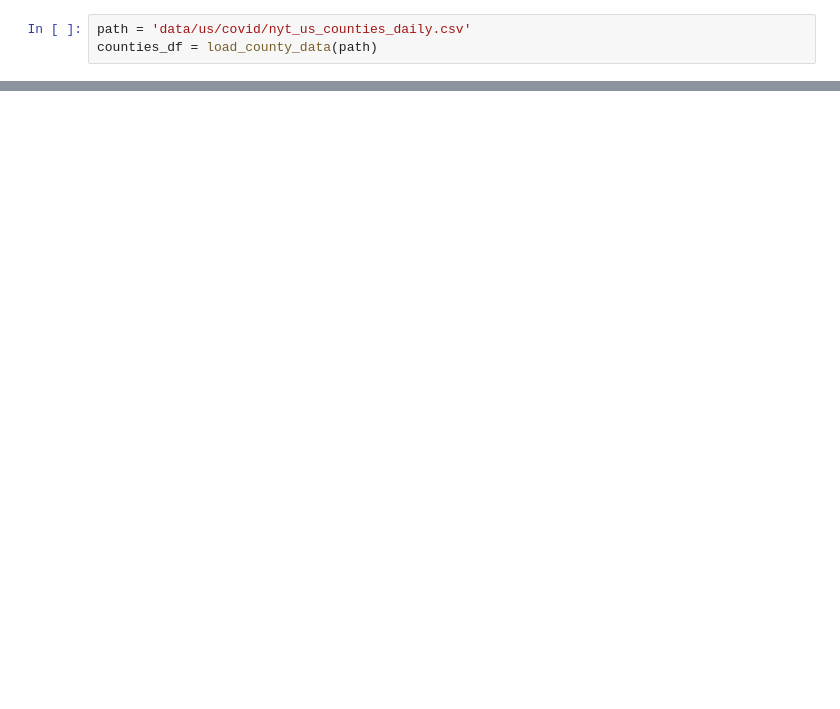
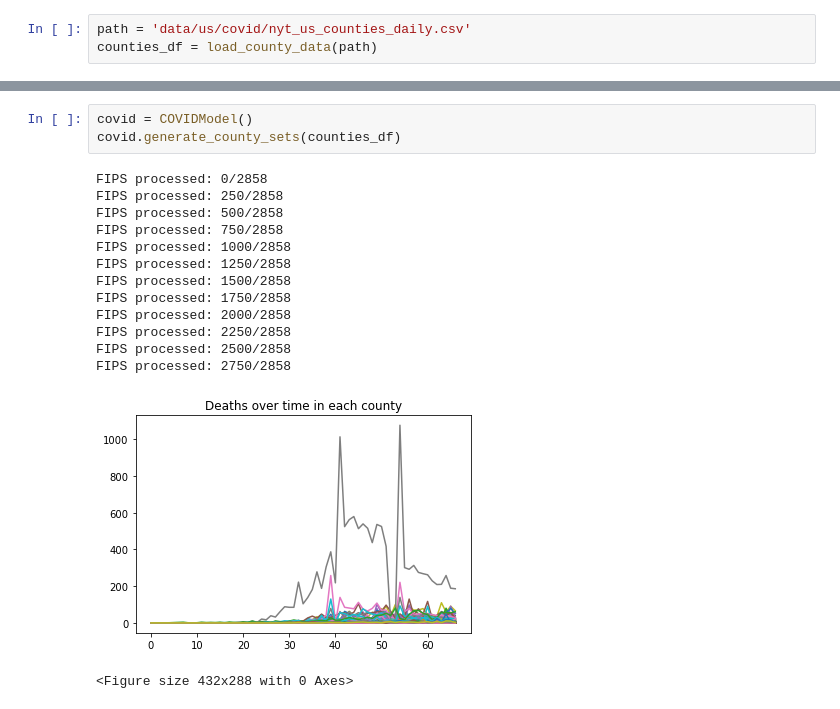
Before and after one commit to RachelShi0/two_and_a_half_cs_majors, a Jupyter notebook: RNN/RNN_US_minimal.ipynb, the cells around one changed output, grey strips where cells are left out. Saved outputs shown, nothing was run; the diff lists cells and outputs as text; blank space fills up the shorter version.

Commit message:
Moved RNN functions into COVIDModel class
plot_predicted_vs_true still has some index errors

```diff
--- a/RNN/RNN_US_minimal.ipynb
+++ b/RNN/RNN_US_minimal.ipynb
@@ -99,0 +15,18 @@ ValueError: x and y must have same first dimension, but have shapes (20,) and (2
+# %%
+covid = COVIDModel()
+covid.generate_county_sets(counties_df)
+# %% [output]
+FIPS processed: 0/2858
+FIPS processed: 250/2858
+FIPS processed: 500/2858
+FIPS processed: 750/2858
+FIPS processed: 1000/2858
+FIPS processed: 1250/2858
+FIPS processed: 1500/2858
+FIPS processed: 1750/2858
+FIPS processed: 2000/2858
+FIPS processed: 2250/2858
+FIPS processed: 2500/2858
+FIPS processed: 2750/2858
+[figure, added]
+<Figure size 432x288 with 0 Axes>
```
Also changed, not shown: parts of 14 cells of this notebook, 1 other file.
